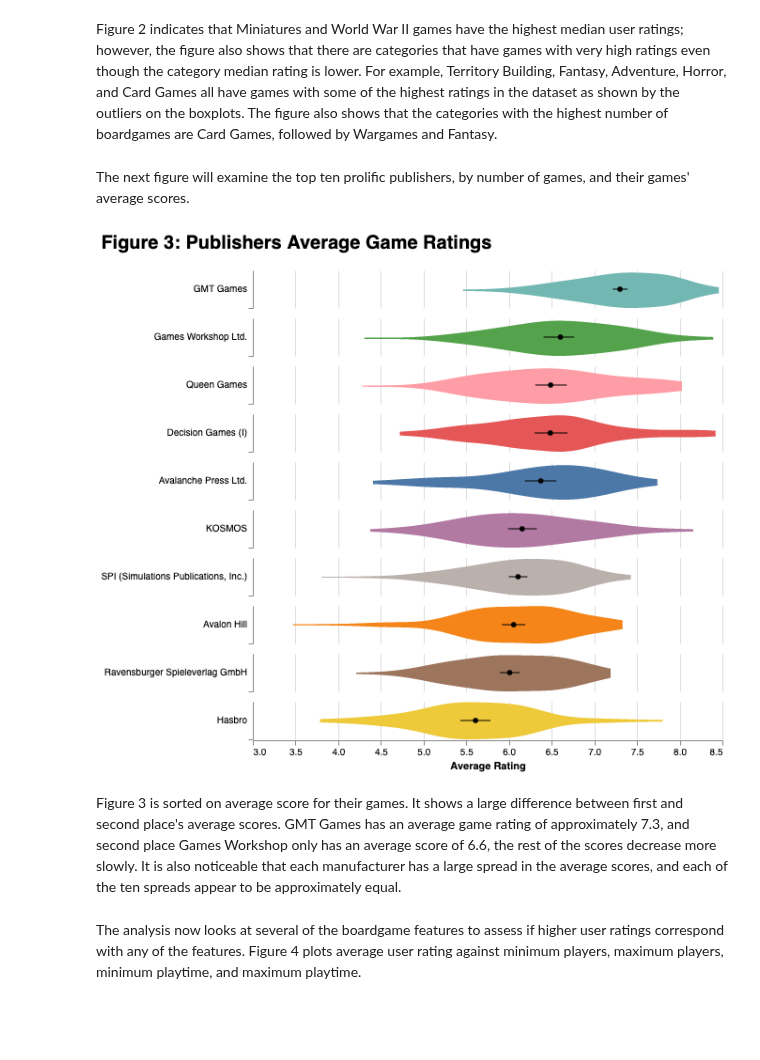
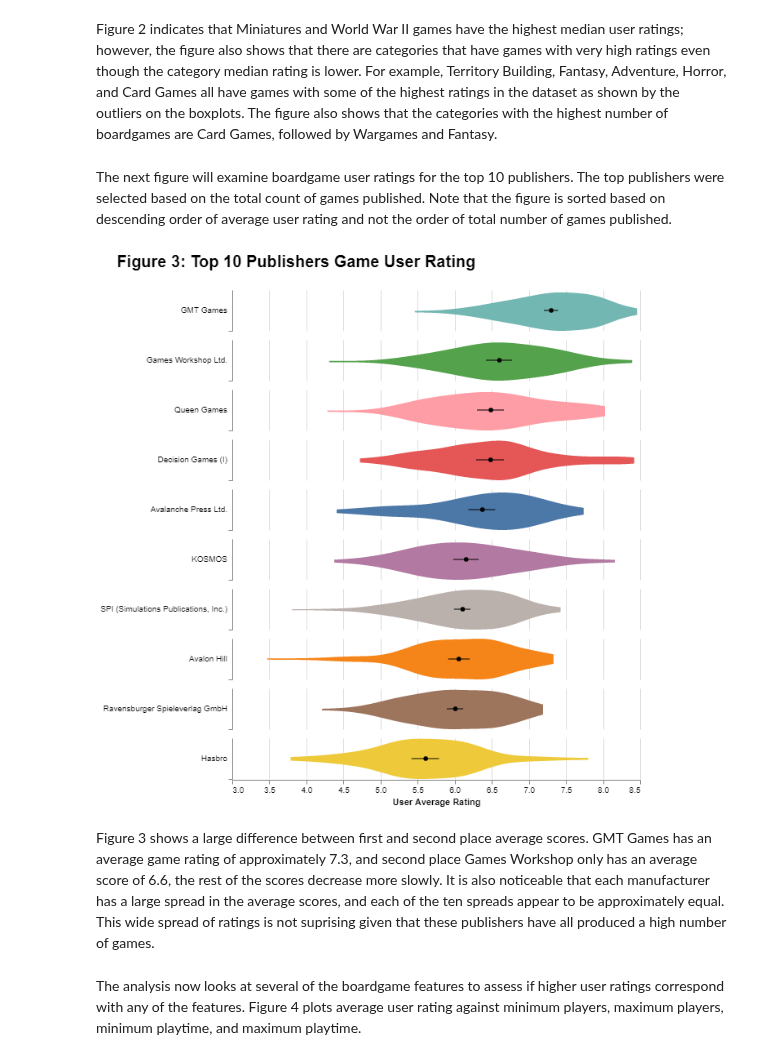
Before and after one commit to ubco-mds-2020-labs/data-550-project2-group-14, a Jupyter notebook: boardgame_EDA.ipynb, the cells around one changed output. Cells and saved outputs as stored; diff of their text form; code cells hidden in the pictures; blank space fills up the shorter version.

```diff
--- a/boardgame_EDA.ipynb
+++ b/boardgame_EDA.ipynb
@@ -188,9 +181,9 @@ features_df.max_players = features_df.max_players.astype(int)
 features_df.min_players = features_df.min_players.astype(int)
 # %%
 # re read to get date as non-datetime object
-boardgame_data = pd.read_csv('board_games.csv')
-number_of_categories = boardgame_data.copy()
-number_of_mechanics = boardgame_data.copy()
+boardgame_data1 = pd.read_csv('board_games.csv')
+number_of_categories = boardgame_data1.copy()
+number_of_mechanics = boardgame_data1.copy()
 
 # map the number of categories to a column
 number_of_categories = number_of_categories.dropna(subset=["category"])
@@ -211,11 +204,11 @@ combined = pd.concat([number_of_mechanics, number_of_categories])
 combined["decade"] = [int((str(x)[0:-1])+"0") for x in combined["year_published"]]
 # %%
 # count number of board games produced by each publisher
-v = boardgame_data.publisher.value_counts()
+v = boardgame_data1.publisher.value_counts()
 
 # top 10 most publishers by games produced
 top_publishers = set(v[0:10].index)
-top_10_publishers_by_count = boardgame_data[boardgame_data["publisher"].isin(top_publishers)]
+top_10_publishers_by_count = boardgame_data1[boardgame_data1["publisher"].isin(top_publishers)]
 # %% [markdown]
 ## Step 6: Research Questions
 # %% [markdown]
@@ -336,7 +334,7 @@ alt.hconcat(pb1, pb2).configure_axis(titleFontSize=12)
 # %% [markdown]
 Figure 2 indicates that Miniatures and World War II games have the highest median user ratings; however, the figure also shows that there are categories that have games with very high ratings even though the category median rating is lower. For example, Territory Building, Fantasy, Adventure, Horror, and Card Games all have games with some of the highest ratings in the dataset as shown by the outliers on the boxplots. The figure also shows that the categories with the highest number of boardgames are Card Games, followed by Wargames and Fantasy.
-# %% [markdown]
-The next figure will examine the top ten prolific publishers, by number of games, and their games' average scores.
+# %% [markdown]
+The next figure will examine boardgame user ratings for the top 10 publishers. The top publishers were selected based on the total count of games published. Note that the figure is sorted based on descending order of average user rating and not the order of total number of games published.
 # %%
 chart = alt.Chart(
     top_10_publishers_by_count
@@ -347,7 +345,7 @@ chart = alt.Chart(
 ).mark_area(
     orient='vertical').encode(
     x=alt.X('average_rating:Q',
-    title="Average Rating"),
+    title="User Average Rating"),
     color=alt.Color('publisher:N',legend=None),
     y=alt.Y(
         'density:Q',
@@ -371,42 +369,43 @@ error_bars = alt.Chart(
 ).mark_errorbar(
     extent='ci'
 ).encode(
-  x=alt.X('average_rating', title="Average Rating")
+  x=alt.X('average_rating', title="User Average Rating")
 )
 
 chart_t = (
     chart + rule + error_bars
 ).properties(
     width=500,
-    height=40
+    height=50
 ).facet(
     row=alt.Row(
         'publisher:N',
          header=alt.Header(
             labelAlign='left',
             title = None,
             labelAngle=0,
             labelPadding=0,
             ),
             sort=alt.EncodingSortField('average_rating', op='mean', order='descending'),
     )
 ).properties(
-    title='Figure 3: Publishers Average Game Ratings',
+    title='Figure 3: Top 10 Publishers Game User Rating',
 ).resolve_scale(
     y=alt.ResolveMode("independent")
 ).configure_facet(
     spacing=10
 ).configure_view(
     stroke=None
 ).configure_title(
-    dy = -15,
+    dy = -20,
+    dx = 20,
     fontSize=20,
 )
 chart_t
 # %% [output]
-[figure, old version]
+[figure, new version]
 # %% [markdown]
-Figure 3 is sorted on average score for their games. It shows a large difference between first and second place's average scores. GMT Games has an average game rating of approximately 7.3, and second place Games Workshop only has an average score of 6.6, the rest of the scores decrease more slowly. It is also noticeable that each manufacturer has a large spread in the average scores, and each of the ten spreads appear to be approximately equal.
+Figure 3 shows a large difference between first and second place average scores. GMT Games has an average game rating of approximately 7.3, and second place Games Workshop only has an average score of 6.6, the rest of the scores decrease more slowly. It is also noticeable that each manufacturer has a large spread in the average scores, and each of the ten spreads appear to be approximately equal. This wide spread of ratings is not suprising given that these publishers have all produced a high number of games.
 # %% [markdown]
 The analysis now looks at several of the boardgame features to assess if higher user ratings correspond with any of the features. Figure 4 plots average user rating against minimum players, maximum players, minimum playtime, and maximum playtime.
 # %%
```
Also changed, not shown: parts of 16 cells of this notebook.
